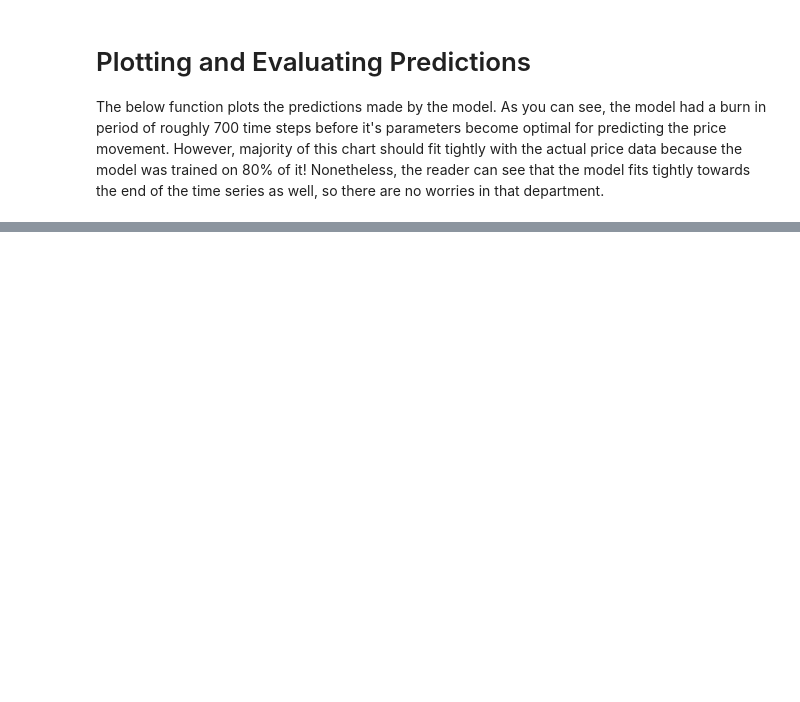
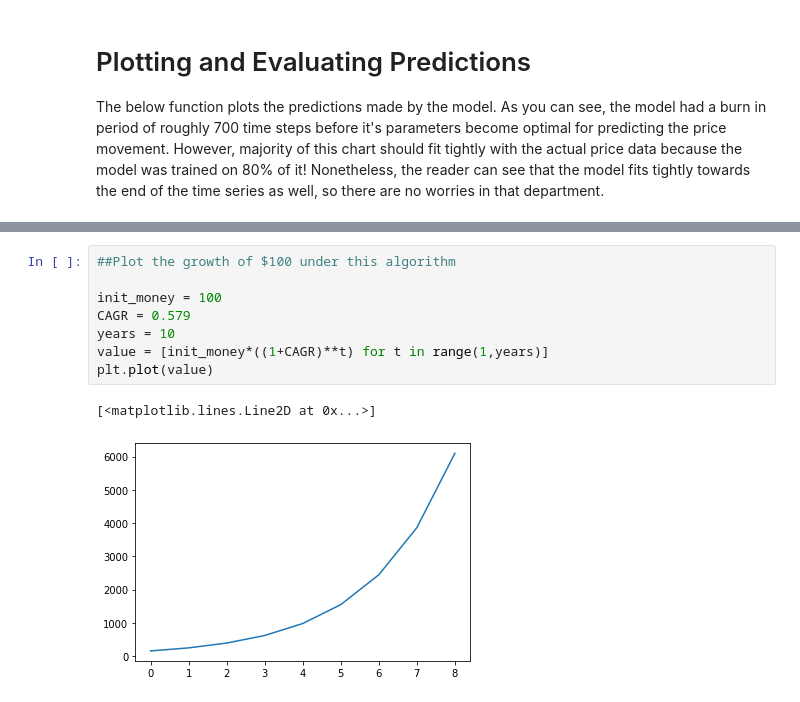
Before and after one commit to rb05751/Deep-Learning-Time-Series-Prediction, a Jupyter notebook: DL_Algorithm_Final_Test.ipynb, the cells around one changed output, grey strips where cells are left out. Drawn from its saved outputs; the diff is of its cells as text; blank space fills up the shorter version.

```diff
--- a/DL_Algorithm_Final_Test.ipynb
+++ b/DL_Algorithm_Final_Test.ipynb
@@ -380,0 +466,11 @@ plot_predictions(data, window_size, prediction_window)
+# %%
+##Plot the growth of $100 under this algorithm
+
+init_money = 100
+CAGR = 0.579
+years = 10
+value = [init_money*((1+CAGR)**t) for t in range(1,years)]
+plt.plot(value)
+# %% [output]
+[<matplotlib.lines.Line2D at 0x...>]
+[figure, added]
```
Also changed, not shown: parts of 14 cells of this notebook.
